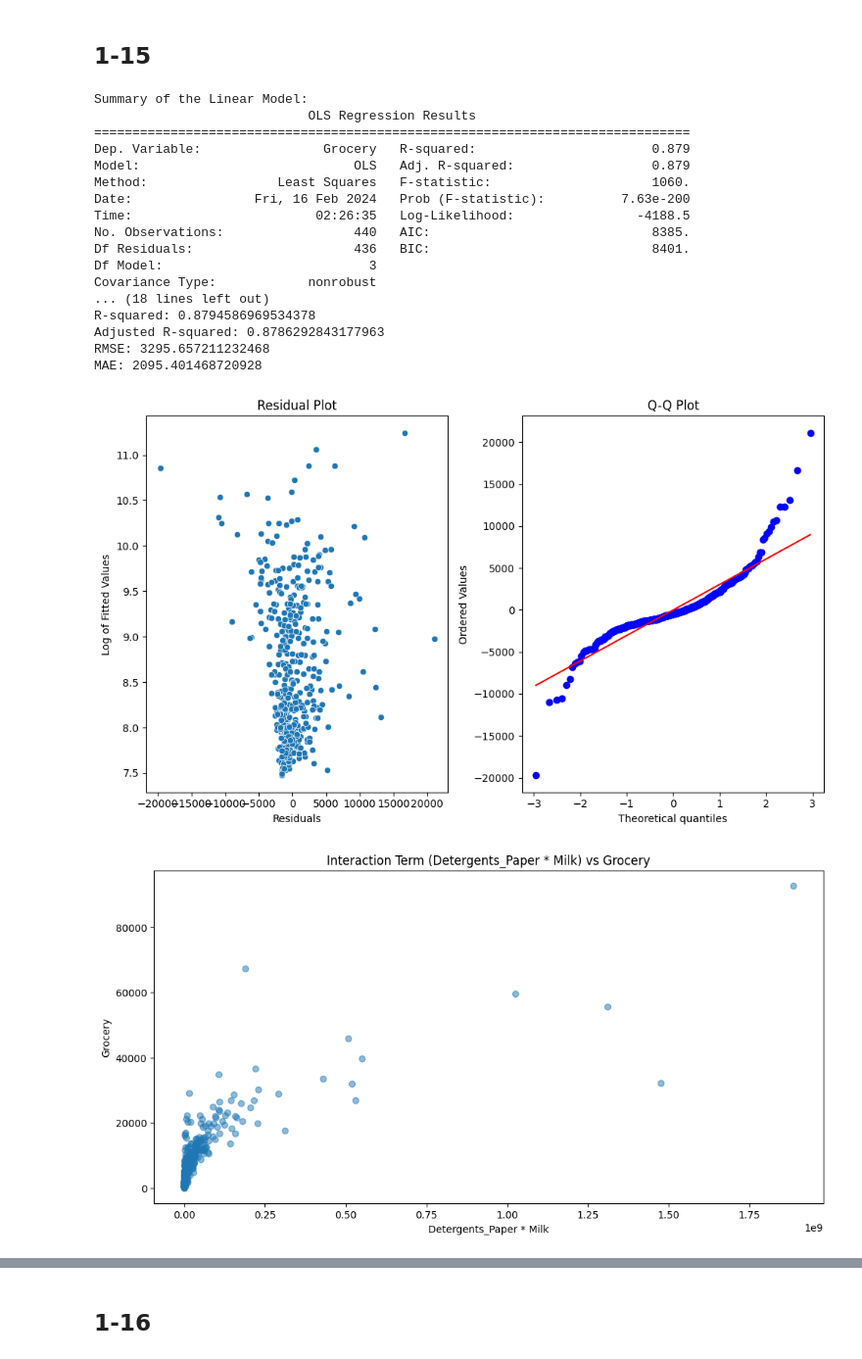
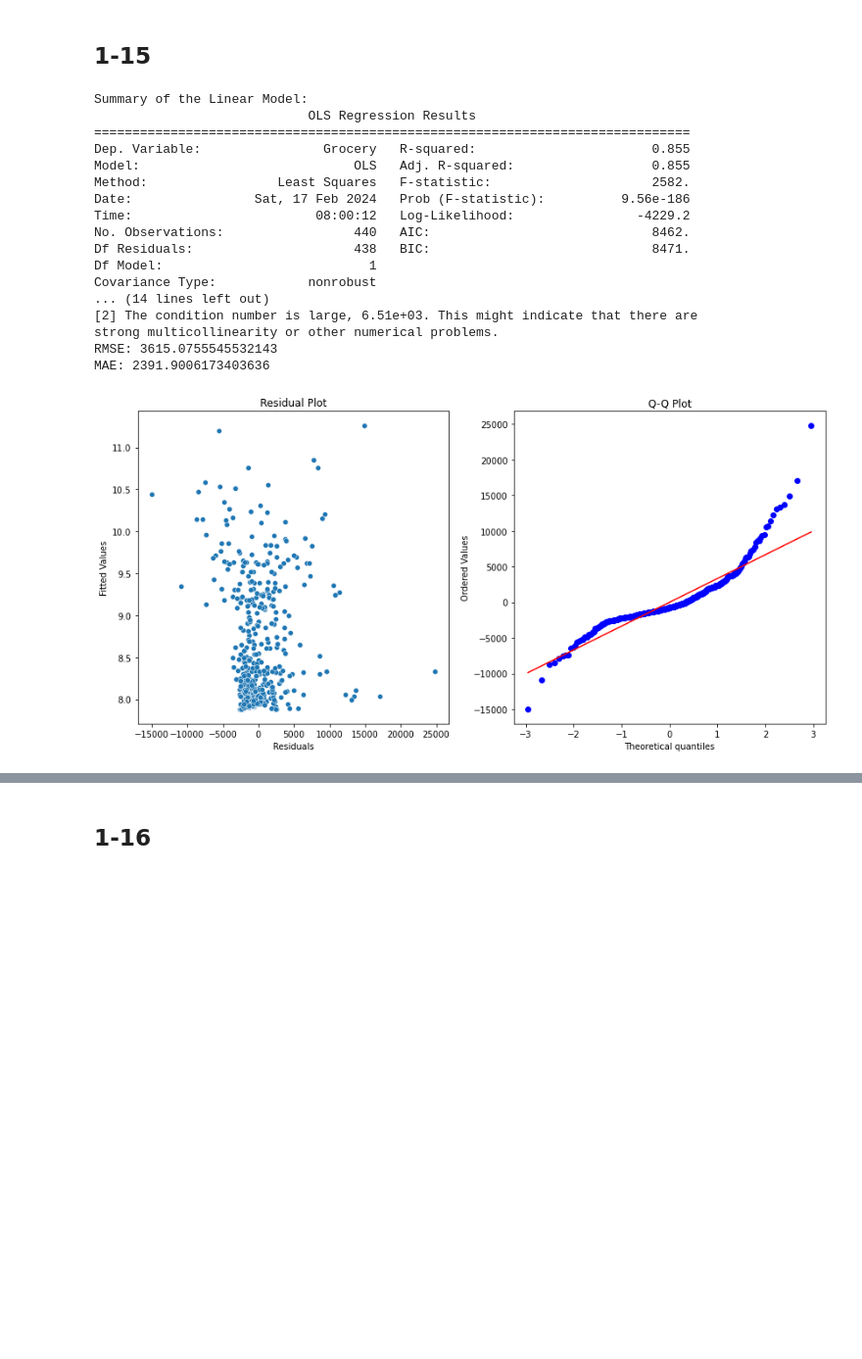
Before and after one commit to lopez-Luis89/Team_Project_AAI-500, a Jupyter notebook: Team Project AAI 500_Moh Updates.ipynb, the cells around one changed output, grey strips where cells are left out. Shown at 98% size. Saved outputs shown, nothing was run; the diff lists cells and outputs as text; code cells hidden in the pictures; blank space fills up the shorter version.

```diff
--- a/Team Project AAI 500_Moh Updates.ipynb
+++ b/Team Project AAI 500_Moh Updates.ipynb
@@ -380,56 +381,51 @@ plt.show()
 # %% [markdown]
 ## 1-15
 # %%
-# Create interaction term between 'Detergents_Paper' and 'Milk'
-df['Detergents_Paper_Milk_interaction'] = df['Detergents_Paper'] * df['Milk']
 
 # Fit Linear Model with interaction term
-fitd = smf.ols(formula='Grocery ~ Detergents_Paper + Milk + Detergents_Paper_Milk_interaction', data=df).fit()
+fitd = smf.ols(formula='Grocery ~ Detergents_Paper', data=df_products).fit()
 
 # Print summary of the model
 print("Summary of the Linear Model:")
 print(fitd.summary())
 
-print("R-squared:", fitd.rsquared)
-print("Adjusted R-squared:", fitd.rsquared_adj)
 print("RMSE:", np.sqrt(mean_squared_error(df['Grocery'], fitd.predict())))
 print("MAE:", mean_absolute_error(df['Grocery'], fitd.predict()))
 
 # Diagnostic Plots
 fig, axs = plt.subplots(1, 2, figsize=(12, 6))
 # Residual Plot
 sns.scatterplot(x=fitd.resid, y=np.log(fitd.fittedvalues), ax=axs[0])
 axs[0].set_title('Residual Plot')
 axs[0].set_xlabel('Residuals')
-axs[0].set_ylabel('Log of Fitted Values')
+axs[0].set_ylabel('Fitted Values')
 # Q-Q Plot
-probplot(fitd.resid, plot=axs[1])
+stats.probplot(fitd.resid, plot=axs[1])
 axs[1].set_title('Q-Q Plot')
 plt.tight_layout()
 plt.show()
 
 # Feature Importance
-feature_importance = fitd.params.drop('Intercept')
+feature_importance = fitd.params
 print("Feature Importance:")
 print(feature_importance)
 # %% [output]
 Summary of the Linear Model:
                             OLS Regression Results
 ==============================================================================
-Dep. Variable:                Grocery   R-squared:                       0.879
-Model:                            OLS   Adj. R-squared:                  0.879
-Method:                 Least Squares   F-statistic:                     1060.
-Date:                Fri, 16 Feb 2024   Prob (F-statistic):          7.63e-200
-Time:                        02:26:35   Log-Likelihood:                -4188.5
-No. Observations:                 440   AIC:                             8385.
-Df Residuals:                     436   BIC:                             8401.
-Df Model:                           3
+Dep. Variable:                Grocery   R-squared:                       0.855
+Model:                            OLS   Adj. R-squared:                  0.855
+Method:                 Least Squares   F-statistic:                     2582.
+Date:                Sat, 17 Feb 2024   Prob (F-statistic):          9.56e-186
+Time:                        08:00:12   Log-Likelihood:                -4229.2
+No. Observations:                 440   AIC:                             8462.
+Df Residuals:                     438   BIC:                             8471.
+Df Model:                           1
 Covariance Type:            nonrobust
-... (18 lines left out)
-R-squared: 0.8794586969534378
-Adjusted R-squared: 0.8786292843177963
-RMSE: 3295.657211232468
-MAE: 2095.401468720928
+... (14 lines left out)
+[2] The condition number is large, 6.51e+03. This might indicate that there are
+strong multicollinearity or other numerical problems.
+RMSE: 3615.0755545532143
+MAE: 2391.9006173403636
-[figure, old version]
+[figure, new version]
-[figure, removed]
 Feature Importance:
```
Also changed, not shown: parts of 11 cells of this notebook, 1 other file.
